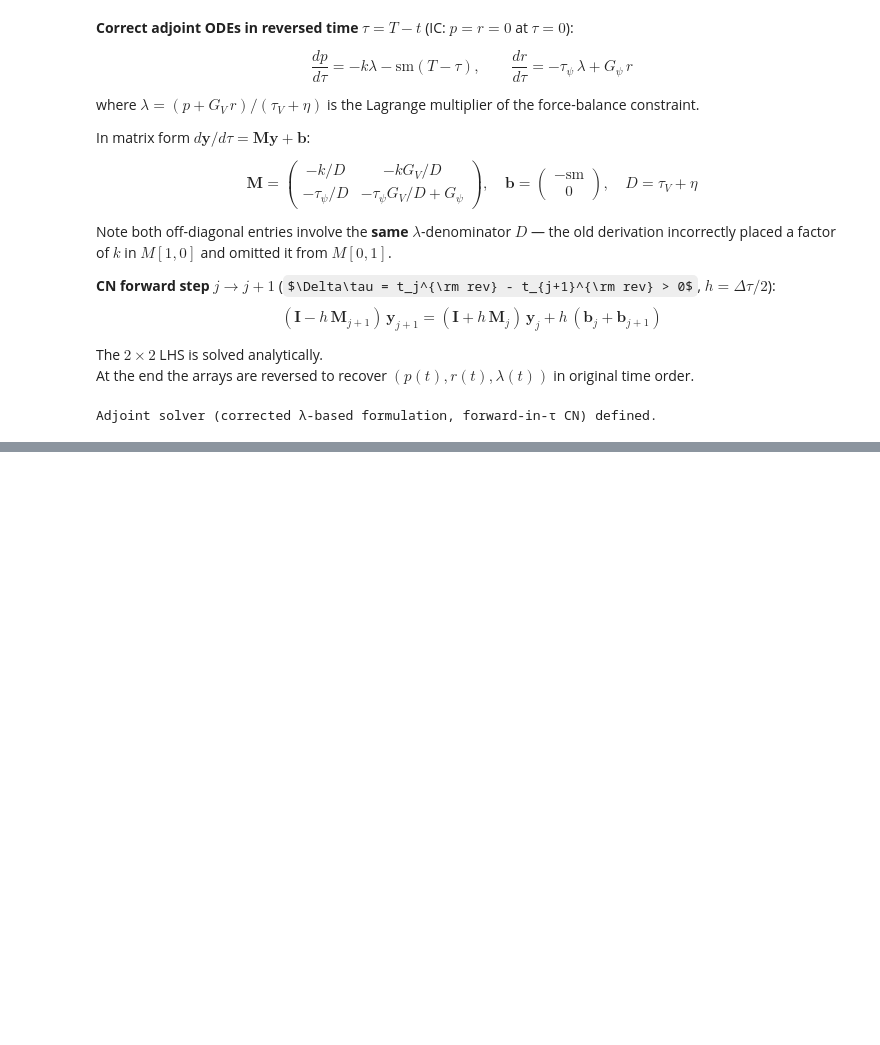
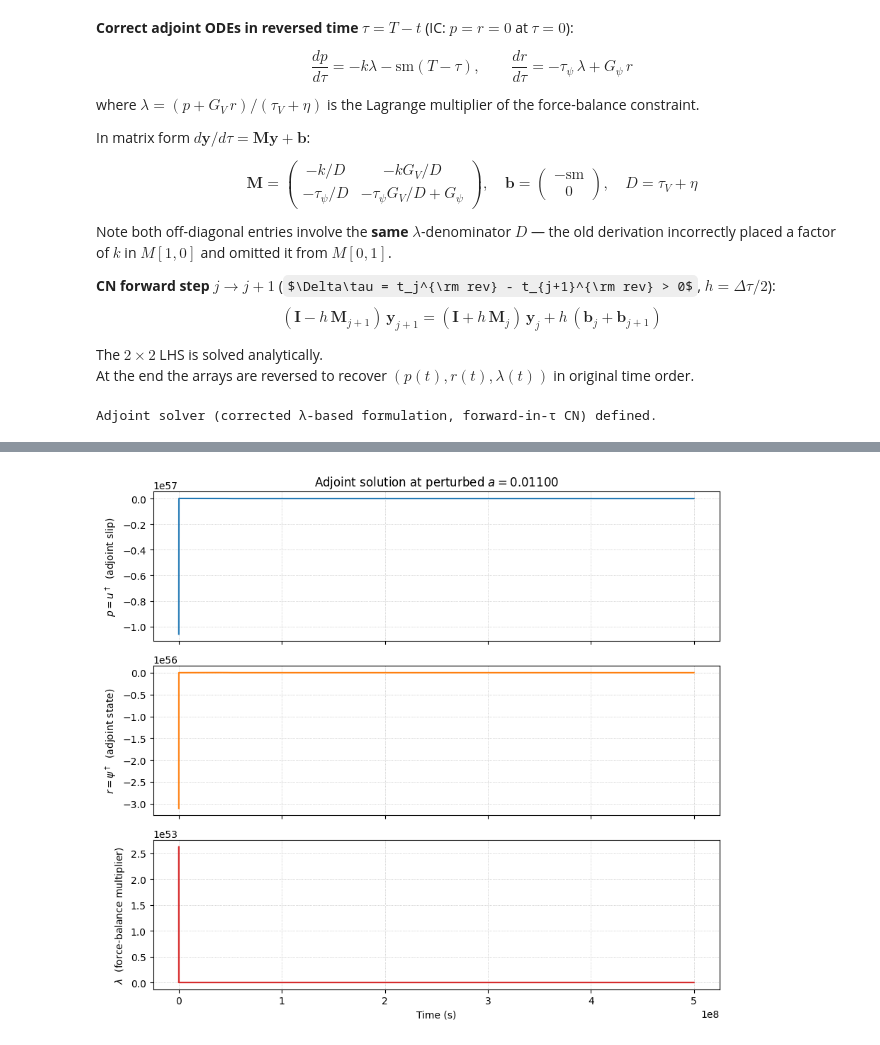
Before and after one commit to ericeberg3/spring-slider-adjoint, a Jupyter notebook: slip_adjoint_springslider_adapttime.ipynb, the cells around one changed output, grey strips where cells are left out. Saved outputs shown, nothing was run; the diff lists cells and outputs as text; code cells hidden in the pictures; some formulas as TeX source; blank space fills up the shorter version.

Commit message:
Revert "Tried checkpointing method. Did not work"
This reverts commit f19f8114705f694fefff5ec3783f424b8618cde2.

```diff
--- a/slip_adjoint_springslider_adapttime.ipynb
+++ b/slip_adjoint_springslider_adapttime.ipynb
@@ -641,32 +806,56 @@ Checkpointed adjoint solver defined.
 # %%
-def compute_J(fwd, t_obs, u_obs, sigma):
-    """J = 0.5 * int_0^T (Su - Su_obs)^2 dt  (trapezoidal, Gaussian-smoothed misfit)."""
-    S            = make_smoothing_matrix(fwd['t'], sigma)
-    u_obs_at_fwd = np.interp(fwd['t'], t_obs, u_obs)
-    Su           = S @ fwd['u']
-    Su_obs       = S @ u_obs_at_fwd
-    return 0.5 * np.trapz((Su - Su_obs) ** 2, fwd['t'])
-
-def compute_grad_a(fwd, adj, M):
-    """
-    dJ/da = int_0^T [ λ·∂τ/∂a  −  r·∂G/∂a ] dt
-
-    λ = (p + G_V·r)/(τ_V+η) is the Lagrange multiplier of the force-balance constraint,
-    already stored in adj['lam'] by adjoint_solve.
-    """
-    integrand = adj['lam'] * fwd['dtau_da'] - adj['r'] * fwd['dG_da']
-    return np.trapz(integrand, fwd['t'])
+import time
 
 # ------------------------------------------------------------------
-# Generate synthetic observations at TRUE parameters
+# Run at perturbed a, then solve adjoint and compute gradient
 # ------------------------------------------------------------------
-M_true = dict(M)
-print("Generating synthetic u_obs with true a =", M_true['a'])
-fwd_true  = forward_solve_adaptive(M_true, T, u_init, psi_init, V_init=V_init)
-t_obs_arr = fwd_true['t']
-u_obs     = fwd_true['u'].copy()
-print(f"u_obs: u(0)={u_obs[0]:.4e} m,  u(T)={u_obs[-1]:.4e} m  ({len(t_obs_arr)} pts)")
+M_test      = dict(M_true)
+M_test['a'] = M_true['a'] * 1.1   # 10% perturbation
 
-J_true = compute_J(fwd_true, t_obs_arr, u_obs, sigma_smooth)
-print(f"J at true parameters: {J_true:.2e}  (should be ~0)")
+print(f"Perturbed a = {M_test['a']:.5f}  (true a = {M_true['a']:.5f})")
+fwd_test = forward_solve_adaptive(M_test, T, u_init, psi_init)
+J_test   = compute_J(fwd_test, t_obs_arr, u_obs, sigma_smooth)
+print(f"J at perturbed a: {J_test:.6e}  ({len(fwd_test['t'])-1} fwd steps)")
+
+t0 = time.perf_counter()
+adj_test = adjoint_solve(fwd_test, t_obs_arr, u_obs, M_test, sigma_smooth)
+t1 = time.perf_counter()
+grad_adj = compute_grad_a(fwd_test, adj_test, M_test)
+print(f"Adjoint gradient:  dJ/da = {grad_adj:.6e}  (wall time: {t1-t0:.3f} s)")
+
+# ------------------------------------------------------------------
+# Finite-difference gradient check
+# ------------------------------------------------------------------
+da    = M_test['a'] * 1e-5
+M_p   = dict(M_test); M_p['a'] = M_test['a'] + da
+M_m   = dict(M_test); M_m['a'] = M_test['a'] - da
+J_p   = compute_J(forward_solve_adaptive(M_p, T, u_init, psi_init), t_obs_arr, u_obs, sigma_smooth)
+J_m   = compute_J(forward_solve_adaptive(M_m, T, u_init, psi_init), t_obs_arr, u_obs, sigma_smooth)
+grad_fd = (J_p - J_m) / (2 * da)
+
+rel_err = abs(grad_adj - grad_fd) / (abs(grad_fd) + 1e-30)
+print(f"Finite-difference: dJ/da = {grad_fd:.6e}")
+print(f"Relative error:    {rel_err:.2e}  ({'PASS' if rel_err < 0.01 else 'FAIL — check adjoint'})")
+
+# ------------------------------------------------------------------
+# Plot: adjoint variables p, r, λ
+# ------------------------------------------------------------------
+fig, axes = plt.subplots(3, 1, figsize=(9, 8), sharex=True)
+
+axes[0].plot(adj_test['t'], adj_test['p'], color='C0', lw=1.5)
+axes[0].set_ylabel('$p = u^\\dagger$  (adjoint slip)')
+axes[0].set_title(f'Adjoint solution at perturbed $a = {M_test["a"]:.5f}$')
+axes[0].grid(True, ls=':', lw=0.5)
+
+axes[1].plot(adj_test['t'], adj_test['r'], color='C1', lw=1.5)
+axes[1].set_ylabel('$r = \\psi^\\dagger$  (adjoint state)')
+axes[1].grid(True, ls=':', lw=0.5)
+
+axes[2].plot(adj_test['t'], adj_test['lam'], color='C3', lw=1.5)
+axes[2].set_ylabel('$\\lambda$  (force-balance multiplier)')
+axes[2].set_xlabel('Time (s)')
+axes[2].grid(True, ls=':', lw=0.5)
+
+plt.tight_layout()
+plt.show()
 # %% [output]
@@ -675,0 +867 @@ J at true parameters: 0.00e+00  (should be ~0)
+[figure, added]
```
Also changed, not shown: parts of 18 cells of this notebook.
